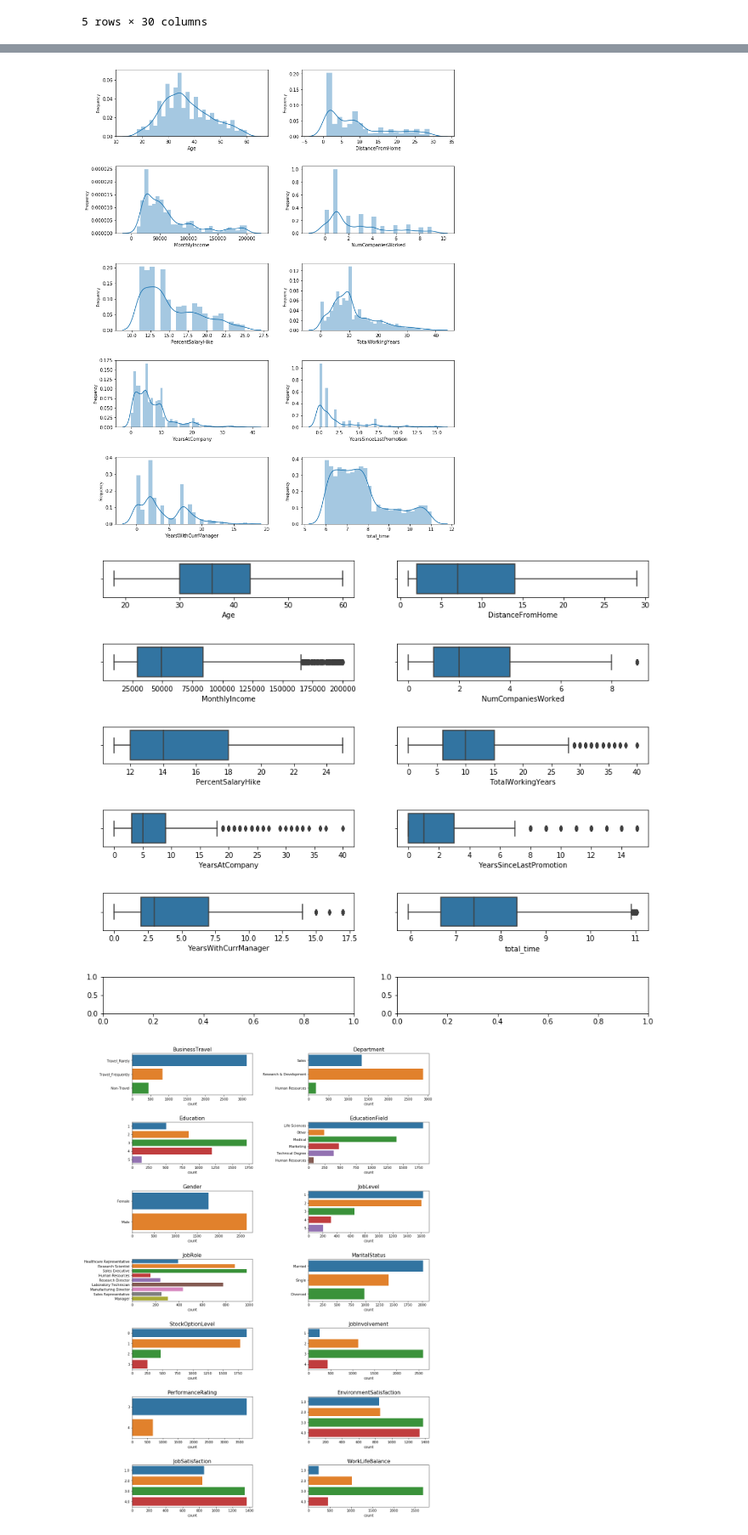
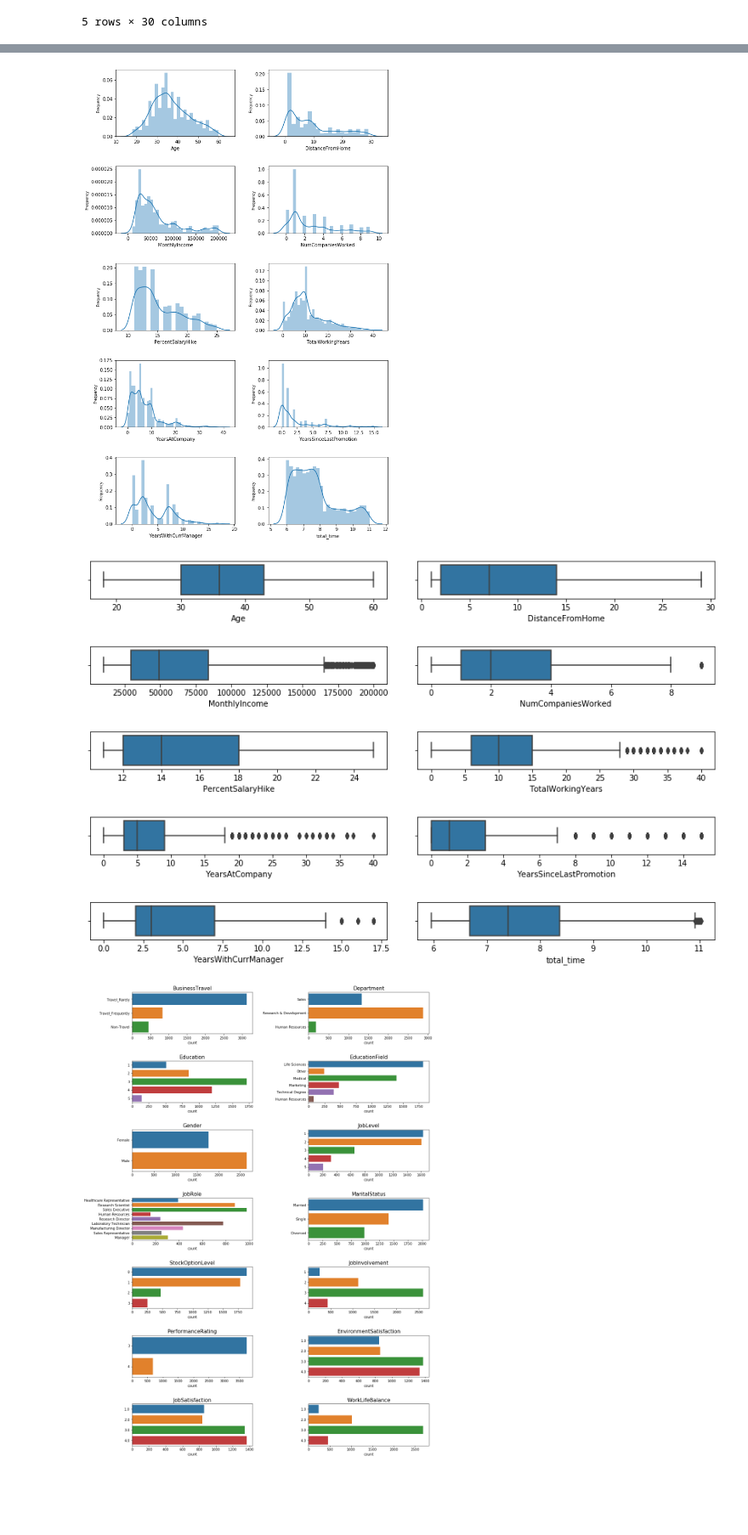
Before and after one commit to hst22/Employee-Attrition-Analysis, a Jupyter notebook: Employee_Attrition_Analysis.ipynb, the cells around one changed output, grey strips where cells are left out. Shown at 85% size. Saved outputs shown, nothing was run; the diff lists cells and outputs as text; code cells hidden in the pictures; blank space fills up the shorter version.

```diff
--- a/Employee_Attrition_Analysis.ipynb
+++ b/Employee_Attrition_Analysis.ipynb
@@ -350,32 +350,32 @@ master_data.head()
 # %%
 import matplotlib.pyplot as plt
 import seaborn as sns
 #histograms
 col_names_hist = ['Age', 'DistanceFromHome','MonthlyIncome',
                   'NumCompaniesWorked','PercentSalaryHike',
                  'TotalWorkingYears',
                  'YearsAtCompany',
                  'YearsSinceLastPromotion', 'YearsWithCurrManager',
                  'total_time']
 
-fig, ax = plt.subplots(nrows = 5,ncols = 2, figsize=(12,15))
+fig, ax = plt.subplots(nrows = 5,ncols = 2, figsize=(10,15))
 for i, col in enumerate(col_names_hist):
     sns.distplot(master_data[col], hist = True, ax=ax[i//2][i%2])
     ax[i//2][i%2].set_ylabel('Frequency', fontsize=8)
 fig.tight_layout(pad =  3.0)
 plt.show()
 # %% [output]
-[figure, old version]
+[figure, new version]
 # %%
 #Boxplots
-#fig, ax = plt.subplots(len(col_names_hist), figsize=(12,10))
-fig, ax = plt.subplots(nrows = 6, ncols =2, figsize=(12,10))
+#fig, ax = plt.subplots(len(col_names_hist), figsize=(12,5))
+fig, ax = plt.subplots(nrows = 5, ncols =2, figsize=(12,8))
 for i, col in enumerate(col_names_hist):
     sns.boxplot(master_data[col], ax=ax[i//2][i%2])
 fig.tight_layout(pad =  3.0)
 plt.show()
 # %% [output]
-[figure, old version]
+[figure, new version]
 # %%
 #Barplots
 col_names_bar = ['BusinessTravel','Department',
```
Also changed, not shown: parts of 24 cells of this notebook.
